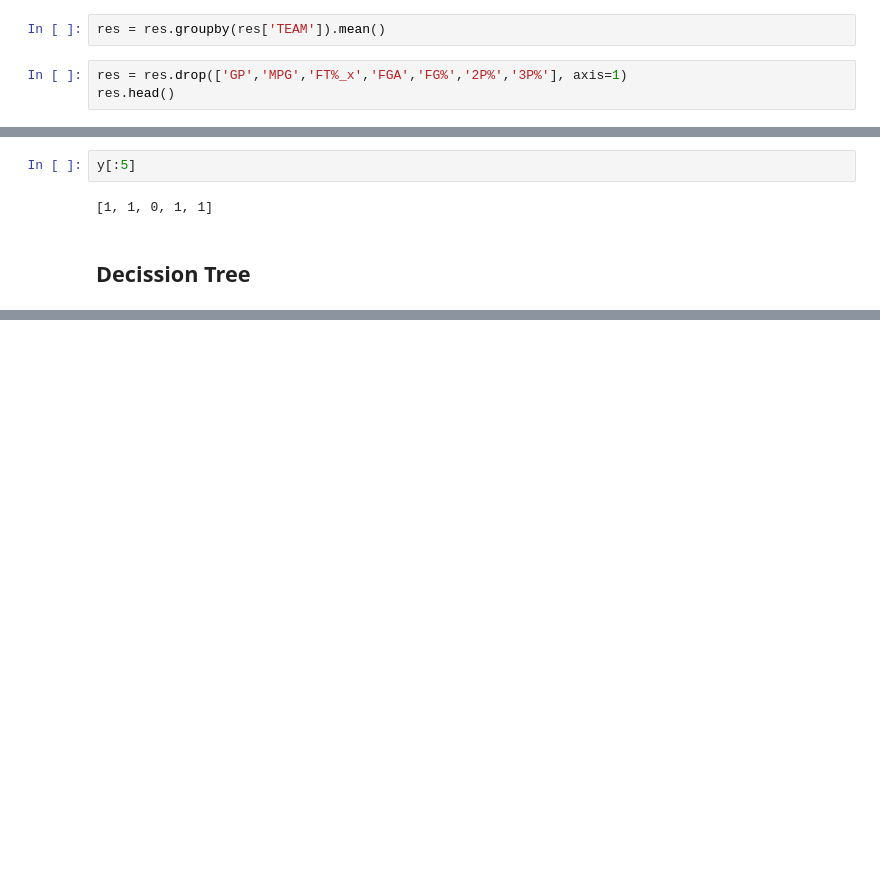
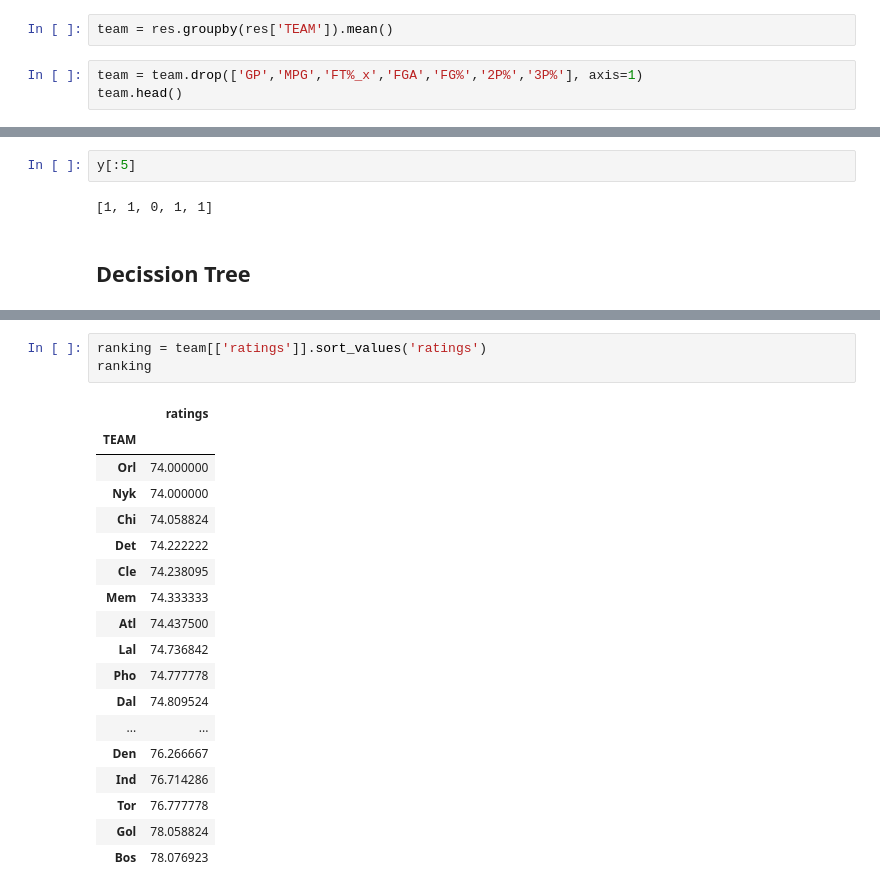
Before and after one commit to h30306/Learning-Notes, a Jupyter notebook: data-mining/decision-tree/d-tree NBA.ipynb, the cells around one changed output, grey strips where cells are left out. Cells and saved outputs as stored; diff of their text form; blank space fills up the shorter version.

```diff
--- a/data-mining/decision-tree/d-tree NBA.ipynb
+++ b/data-mining/decision-tree/d-tree NBA.ipynb
@@ -148,10 +160,10 @@ res.head()
 # %% [markdown]
 ## 以隊伍取平均，取得隊伍數據
 # %%
-res = res.groupby(res['TEAM']).mean()
+team = res.groupby(res['TEAM']).mean()
 # %%
-res = res.drop(['GP','MPG','FT%_x','FGA','FG%','2P%','3P%'], axis=1)
-res.head()
+team = team.drop(['GP','MPG','FT%_x','FGA','FG%','2P%','3P%'], axis=1)
+team.head()
 # %% [output]
 |  | AGE | PPG | RPG | APG | SPG | BPG | TOPG | PER | FTAPG | 3PAPG | 2PAPG | ... |
 | TEAM |  |  |  |  |  |  |  |  |  |  |  | ... |
@@ -305,0 +318,22 @@ img
+# %%
+ranking = team[['ratings']].sort_values('ratings')
+ranking
+# %% [output]
+|  | ratings |
+| TEAM |  |
+| Orl | 74.000000 |
+| Nyk | 74.000000 |
+| Chi | 74.058824 |
+| Det | 74.222222 |
+| Cle | 74.238095 |
+| Mem | 74.333333 |
+| Atl | 74.437500 |
+| Lal | 74.736842 |
+| Pho | 74.777778 |
+| Dal | 74.809524 |
+| ... | ... |
+| Den | 76.266667 |
+| Ind | 76.714286 |
+| Tor | 76.777778 |
+| Gol | 78.058824 |
+| Bos | 78.076923 |
```
Also changed, not shown: parts of 13 cells of this notebook.
